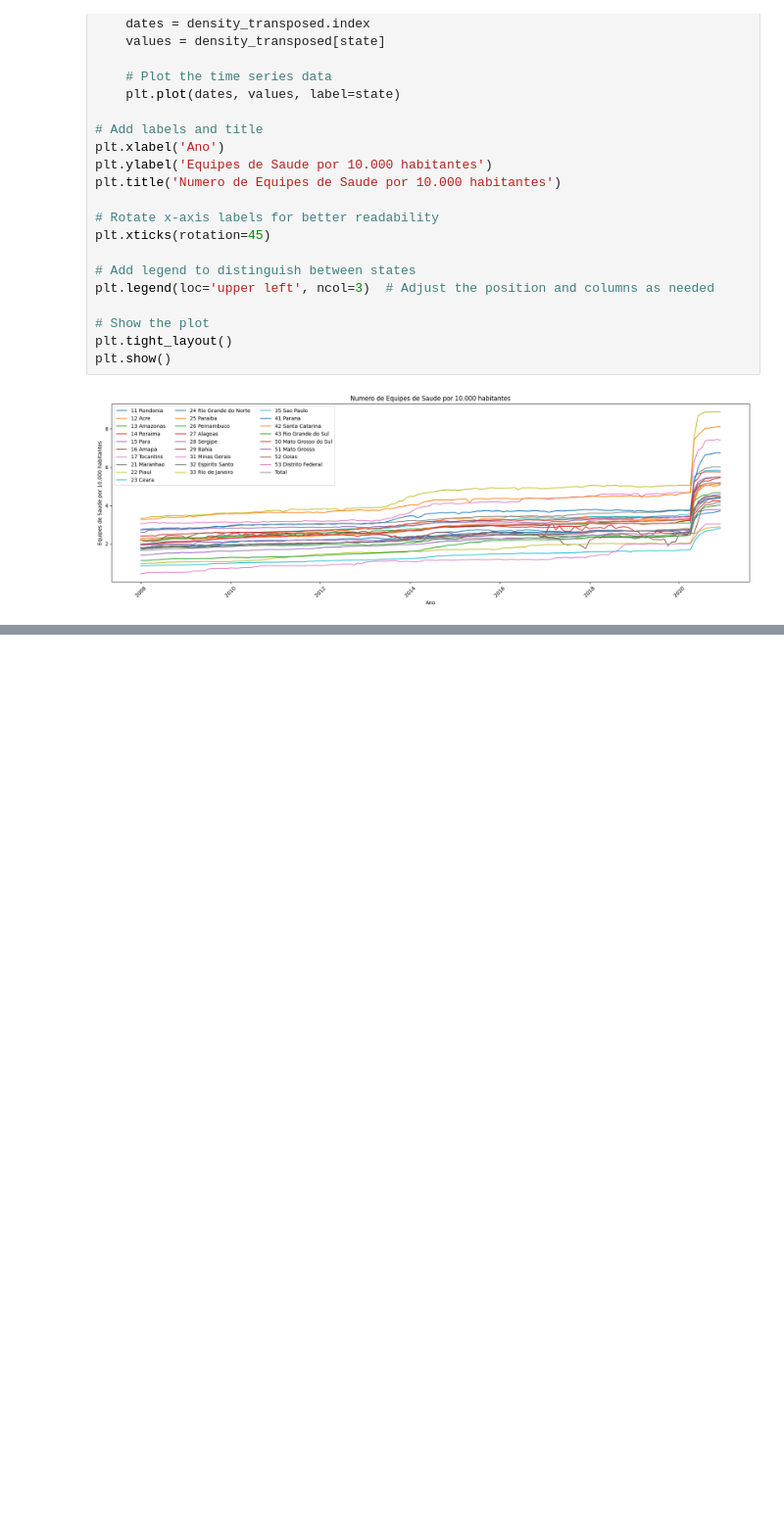
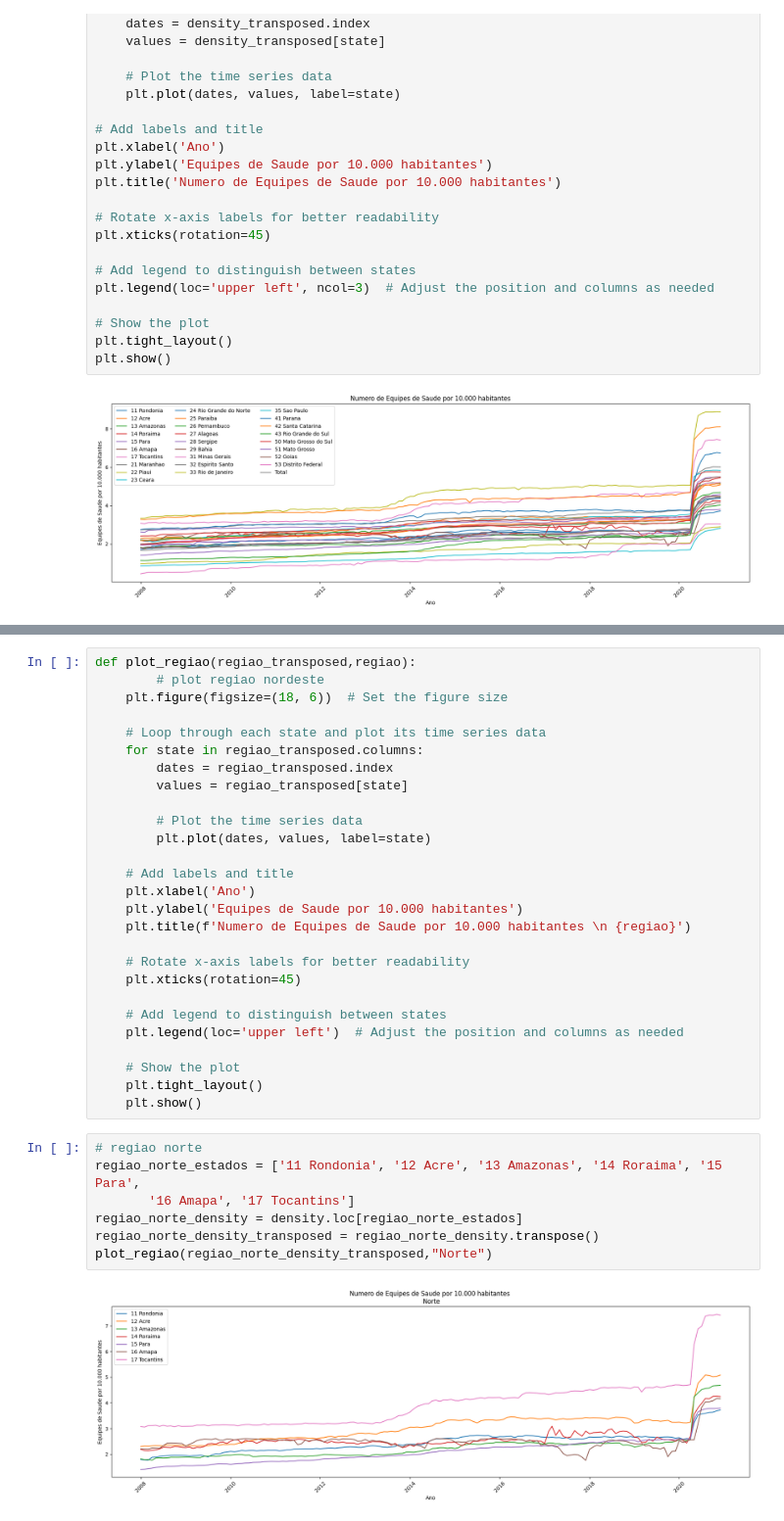
Before and after one commit to luizamfsantos/Brazil-Healthcare-Workforce-Analysis, a Jupyter notebook: Codigo/src/exploracao_de_dados/densidade_visualizacoes.ipynb, the cells around one changed output, grey strips where cells are left out. Shown at 98% size. Cells and saved outputs as stored; diff of their text form; blank space fills up the shorter version.

Commit message:
criar visualizacoes por regiao

```diff
--- a/Codigo/src/exploracao_de_dados/densidade_visualizacoes.ipynb
+++ b/Codigo/src/exploracao_de_dados/densidade_visualizacoes.ipynb
@@ -56,0 +68,36 @@ plt.show()
+# %%
+def plot_regiao(regiao_transposed,regiao):
+        # plot regiao nordeste
+    plt.figure(figsize=(18, 6))  # Set the figure size
+
+    # Loop through each state and plot its time series data
+    for state in regiao_transposed.columns:
+        dates = regiao_transposed.index
+        values = regiao_transposed[state]
+
+        # Plot the time series data
+        plt.plot(dates, values, label=state)
+
+    # Add labels and title
+    plt.xlabel('Ano')
+    plt.ylabel('Equipes de Saude por 10.000 habitantes')
+    plt.title(f'Numero de Equipes de Saude por 10.000 habitantes \n {regiao}')
+
+    # Rotate x-axis labels for better readability
+    plt.xticks(rotation=45)
+
+    # Add legend to distinguish between states
+    plt.legend(loc='upper left')  # Adjust the position and columns as needed
+
+    # Show the plot
+    plt.tight_layout()
+    plt.show()
+# %%
+# regiao norte
+regiao_norte_estados = ['11 Rondonia', '12 Acre', '13 Amazonas', '14 Roraima', '15 Para',
+       '16 Amapa', '17 Tocantins']
+regiao_norte_density = density.loc[regiao_norte_estados]
+regiao_norte_density_transposed = regiao_norte_density.transpose()
+plot_regiao(regiao_norte_density_transposed,"Norte")
+# %% [output]
+[figure, added]
```
Also changed, not shown: parts of 5 cells of this notebook.
